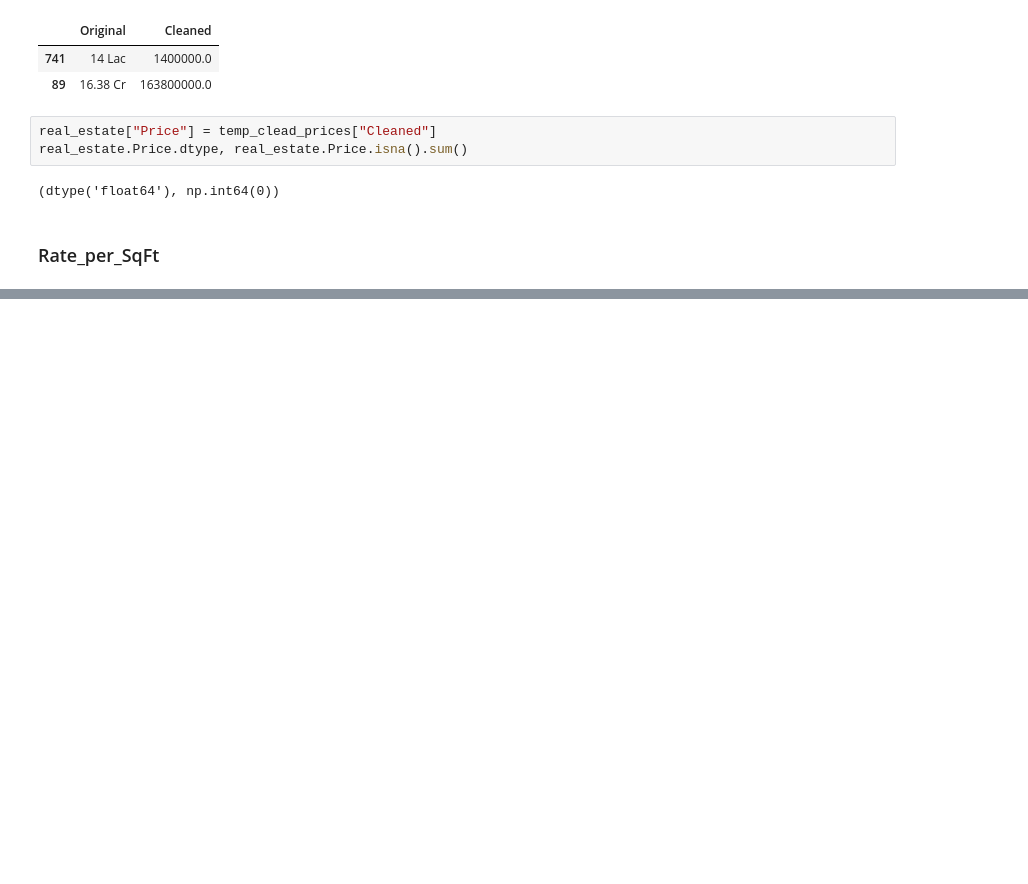
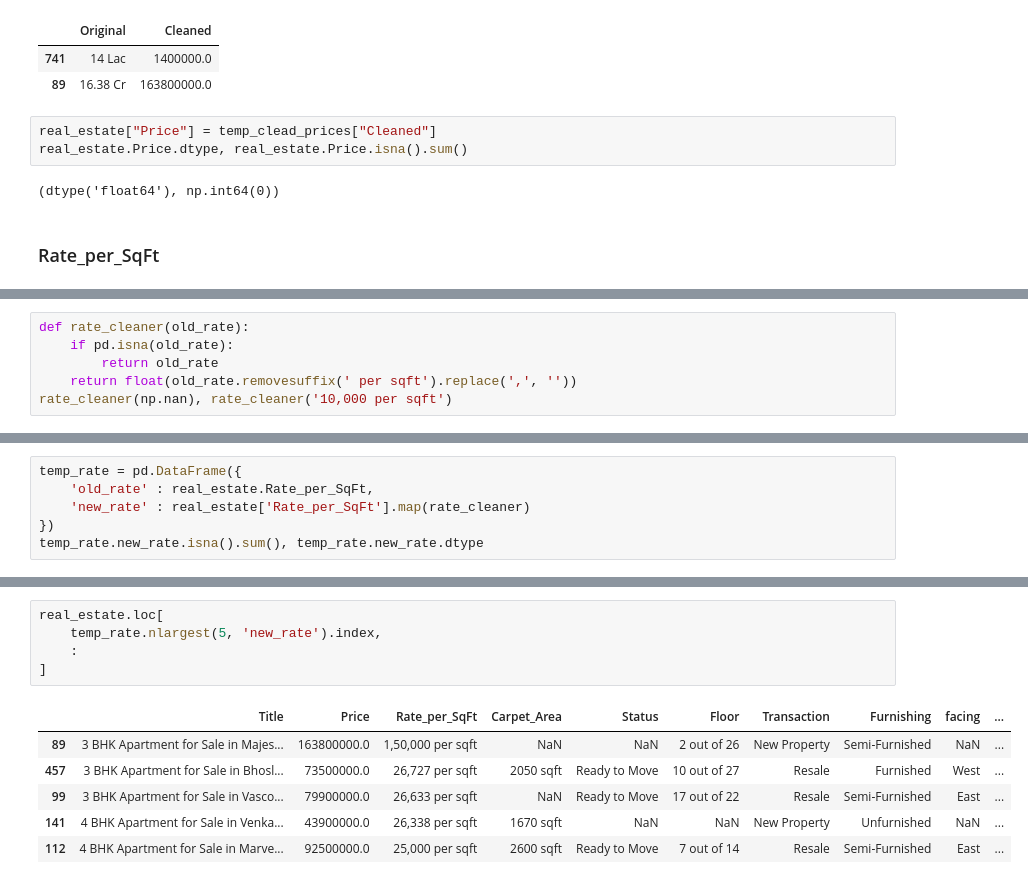
Before and after one commit to Omkesh-Bash/pune-real-estate-data-cleaning, a Jupyter notebook: notebooks/Pune_Real_Estate_Data_Cleaning.ipynb, the cells around one changed output, grey strips where cells are left out. Drawn from its saved outputs; the diff is of its cells as text; blank space fills up the shorter version.

```diff
--- a/notebooks/Pune_Real_Estate_Data_Cleaning.ipynb
+++ b/notebooks/Pune_Real_Estate_Data_Cleaning.ipynb
@@ -401,0 +421,6 @@ real_estate.Price.dtype, real_estate.Price.isna().sum()
+# %%
+def rate_cleaner(old_rate):
+    if pd.isna(old_rate):
+        return old_rate
+    return float(old_rate.removesuffix(' per sqft').replace(',', ''))
+rate_cleaner(np.nan), rate_cleaner('10,000 per sqft')
@@ -401,0 +431,6 @@ real_estate.Price.dtype, real_estate.Price.isna().sum()
+# %%
+temp_rate = pd.DataFrame({
+    'old_rate' : real_estate.Rate_per_SqFt,
+    'new_rate' : real_estate['Rate_per_SqFt'].map(rate_cleaner)
+})
+temp_rate.new_rate.isna().sum(), temp_rate.new_rate.dtype
@@ -401,0 +477,12 @@ real_estate.Price.dtype, real_estate.Price.isna().sum()
+# %%
+real_estate.loc[
+    temp_rate.nlargest(5, 'new_rate').index,
+    :
+]
+# %% [output]
+|  | Title | Price | Rate_per_SqFt | Carpet_Area | Status | Floor | Transaction | Furnishing | facing | ... |
+| 89 | 3 BHK Apartment for Sale in Majes... | 163800000.0 | 1,50,000 per sqft | NaN | NaN | 2 out of 26 | New Property | Semi-Furnished | NaN | ... |
+| 457 | 3 BHK Apartment for Sale in Bhosl... | 73500000.0 | 26,727 per sqft | 2050 sqft | Ready to Move | 10 out of 27 | Resale | Furnished | West | ... |
+| 99 | 3 BHK Apartment for Sale in Vasco... | 79900000.0 | 26,633 per sqft | NaN | Ready to Move | 17 out of 22 | Resale | Semi-Furnished | East | ... |
+| 141 | 4 BHK Apartment for Sale in Venka... | 43900000.0 | 26,338 per sqft | 1670 sqft | NaN | NaN | New Property | Unfurnished | NaN | ... |
+| 112 | 4 BHK Apartment for Sale in Marve... | 92500000.0 | 25,000 per sqft | 2600 sqft | Ready to Move | 7 out of 14 | Resale | Semi-Furnished | East | ... |
```
Also changed, not shown: parts of 17 cells of this notebook.
